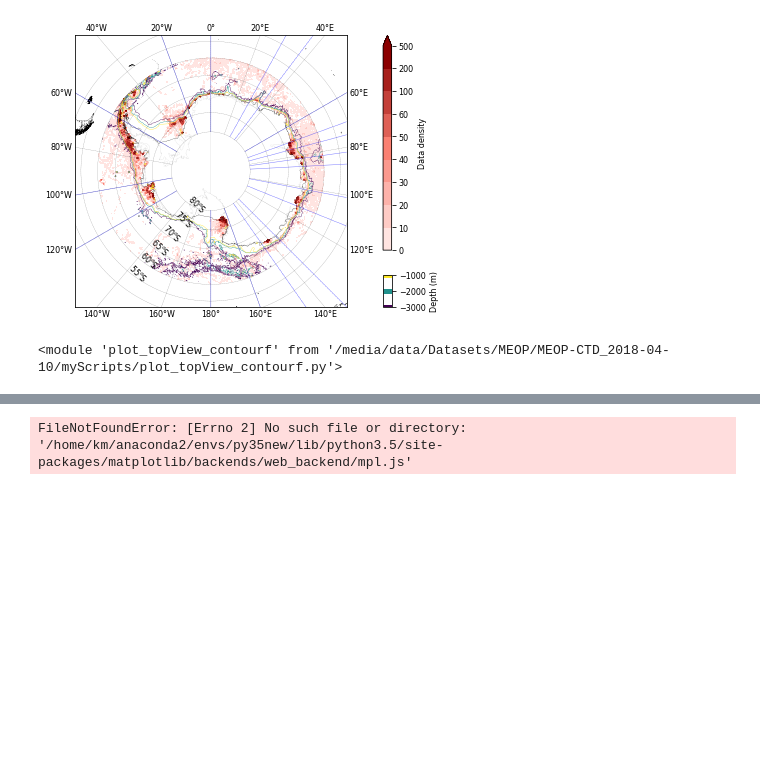
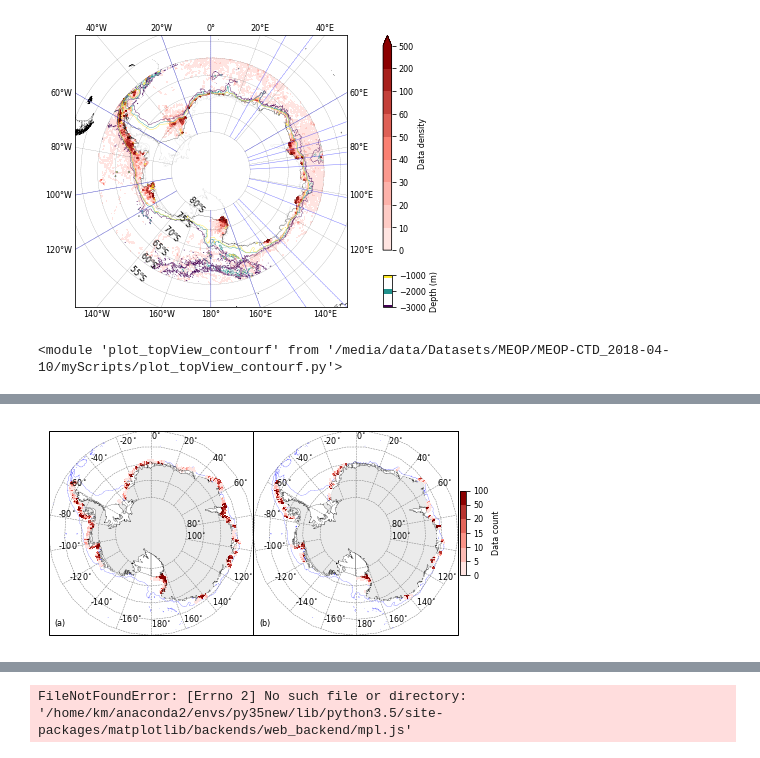
Before and after one commit to adityarn/antarctic_margins_MEOP, a Jupyter notebook: DataDensities.ipynb, the cells around one changed output, grey strips where cells are left out. Cells and saved outputs as stored; diff of their text form; code cells hidden in the pictures; blank space fills up the shorter version.

```diff
--- a/DataDensities.ipynb
+++ b/DataDensities.ipynb
@@ -34,12 +34,14 @@ plt.show()
 # %% [output]
 [figure]
 # %%
-dfmg = pd.read_csv("dfmg.csv")
+dfmg = pd.read_csv("dfmg_corrected_DIST_IS_GL.csv")
 dfgamma = pd.read_csv("gamman.csv", names=['PROFILE_NUMBER', 'gamman'])
 dfmg['gamman'] = dfgamma['gamman']
 del dfmg['Unnamed: 0']
 dfmg.loc[:,'JULD'] = pd.to_datetime(dfmg.loc[:, 'JULD'])
 dfmg.loc[(dfmg['gamman'] < 0), "gamman"] = np.nan
+# %%
+dfmg["DIST_min"] = dfmg.loc[:, ["DIST_GLINE", "DIST_ISE"]].min(axis=1)
 # %%
 import plot_stations as pltStn
 import importlib
@@ -102,11 +104,11 @@ Harald = (dfmg.LONGITUDE >= 29) & (dfmg.LONGITUDE <= 37) & (dfmg.LATITUDE <= -65
 lowSurfSal = (dfmg['PSAL_ADJUSTED'] < 33.5) & (dfmg['DEPTH'] > -100)
 cdw = (dfmg['PSAL_ADJUSTED'] > 34.6) & (dfmg['CTEMP'] > 0)
 maxTemp = (dfmg.groupby('PROFILE_NUMBER')['CTEMP'].transform(max) == dfmg['CTEMP'])
-gline_le_50km = dfmg['DIST_GLINE'] <= 50
-gline_le_100km = dfmg['DIST_GLINE'] <= 100
-gline_le_150km = dfmg['DIST_GLINE'] <= 150
-gline_le_25km = dfmg['DIST_GLINE'] <= 25
-gline_le_75km = dfmg['DIST_GLINE'] <= 75
+gline_le_50km = dfmg['DIST_min'] <= 50
+gline_le_100km = dfmg['DIST_min'] <= 100
+gline_le_150km = dfmg['DIST_min'] <= 150
+gline_le_25km = dfmg['DIST_min'] <= 25
+gline_le_75km = dfmg['DIST_min'] <= 75
 
 mask_theta_sal_not_nan = ~(dfmg.loc[:, 'CTEMP'].isnull() + dfmg.loc[:, 'PSAL_ADJUSTED'].isnull())
 # %%
@@ -181,0 +338,27 @@ importlib.reload(topView)
+# %%
+wd, ht = 190/25.4, 230/25.4
+plt.figure(1, figsize=(wd,ht));
+gs = gridspec.GridSpec(5, 4, height_ratios=[1]*5, width_ratios=[1, 1, 0.01, 0.03], wspace=0.)
+
+mapax = plt.subplot(gs[:,0], projection = ccrs.Orthographic(central_longitude=0, central_latitude=-90) )
+dfsel = ~dfmg.CTEMP.isna() & gline_le_50km & sel_months(dfmg, [12,1,2,3,4,5])
+
+levels = list(np.arange(0,20.1, 5)) + [50, 100]
+
+CF1 = topView.plotDataDensity_NIS_DIS(dfmg[dfsel], dfmg[~dfsel], wd=5.8, ht = 5, levels=levels, save=False,
+                               savename = "./Images/dataDensity/NIS_summer.jpg", mapax=mapax, subplotlabel="(a)",
+                                     dx=0.5, dy=0.5)
+
+mapax2 = plt.subplot(gs[:,1], projection = ccrs.Orthographic(central_longitude=0, central_latitude=-90) )
+dfsel = ~dfmg.CTEMP.isna() & gline_le_50km & sel_months(dfmg, [6,7,8,9,10,11])
+CF2 = topView.plotDataDensity_NIS_DIS(dfmg[dfsel], dfmg[~dfsel], wd=5.8, ht = 5, levels=levels, save=False,
+                               savename = "./Images/dataDensity/NIS_winter.jpg", mapax=mapax2, subplotlabel="(b)",
+                                     dx=0.5, dy=0.5)
+
+colorbarax = plt.subplot(gs[2, 3])
+cbar1 = Colorbar(ax = colorbarax, mappable = CF1, ticks=levels, orientation='vertical')
+cbar1.ax.set_ylabel("Data count")
+plt.savefig("./Images/dataDensity/NIS_summer_winter.jpg", dpi=600, bbox_inches = "tight")
+plt.show()
+# %% [output]
+[figure, added]
```
Also changed, not shown: parts of 25 cells of this notebook, 14 other files.
